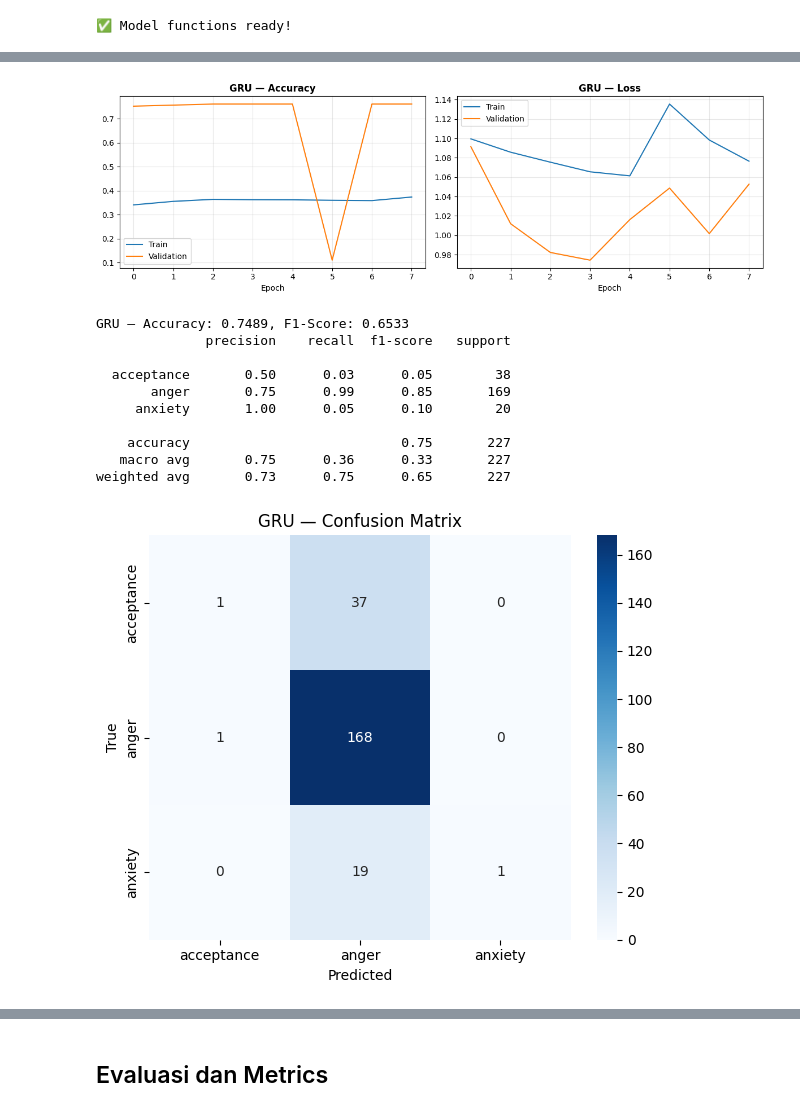
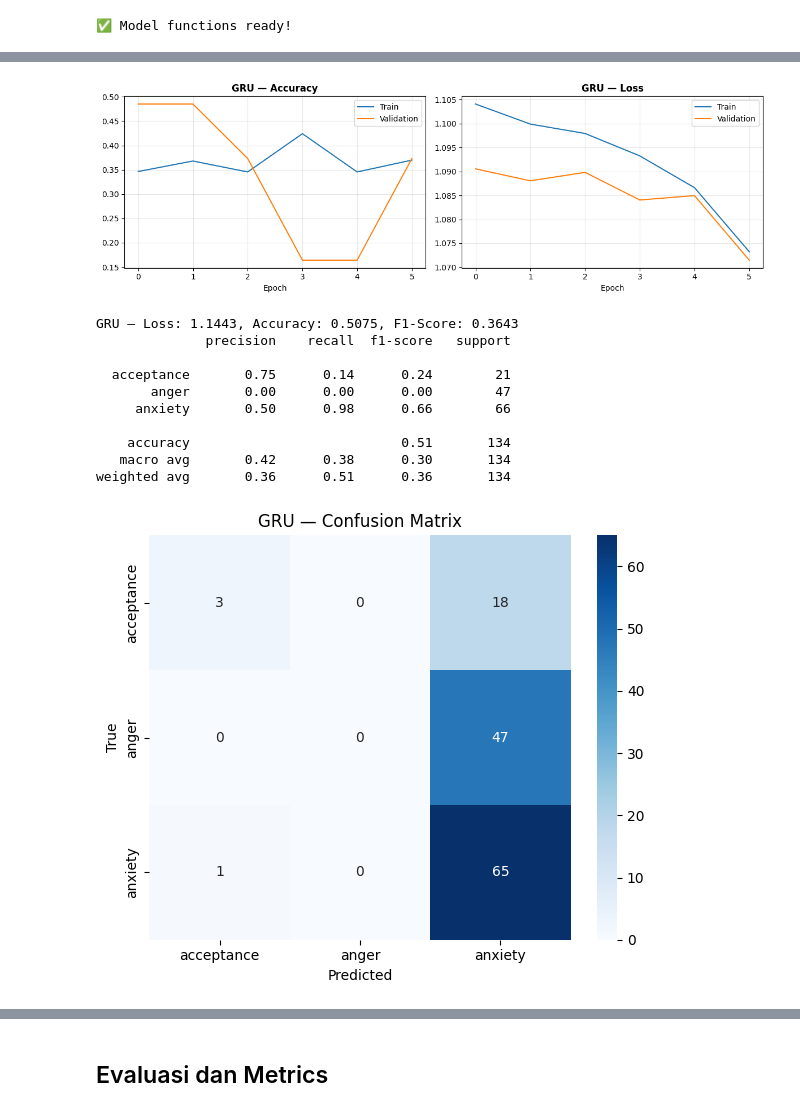
Before and after one commit to WeTeamBest/healmate_ai, a Jupyter notebook: AI/eksperimen/notebook.ipynb, the cells around one changed output, grey strips where cells are left out. Drawn from its saved outputs; the diff is of its cells as text; code cells hidden in the pictures.

```diff
--- a/AI/eksperimen/notebook.ipynb
+++ b/AI/eksperimen/notebook.ipynb
@@ -54,7 +51,7 @@ os.makedirs(LOGS_DIR, exist_ok=True)
 # %% [markdown]
 ## Load Dataset
 # %%
-df = pd.read_excel(r"D:\Kuliah\DICODING\Capstone\HealMate_AI\DS\Empathetic Counseling Dataset\empathetic_counseling_final.xlsx")
+df = pd.read_excel(r"D:\Kuliah\DICODING\Capstone\HealMate_AI\DS\Empathetic Counseling Dataset\Empathetic Counseling.xlsx")
 print(f'Shape : {df.shape}')
 df.head()
 # %% [output]
@@ -633,7 +704,7 @@ print("\n" + "="*50)
 print(" GRU ")
 print("="*50)
 
-gru_model, gru_history = train_model(gru_model, 'GRU', X_train_seq_smote, y_train_seq_smote, X_val_seq, y_val)
+gru_model, gru_history = train_model(gru_model, 'GRU', X_train_seq, y_train, X_val_seq, y_val)
 
 plot_history(gru_history, 'GRU')
 
@@ -664,12 +731,12 @@ Restoring model weights from the end of the best epoch: 3.
-[figure, old version]
+[figure, new version]
-GRU — Accuracy: 0.7489, F1-Score: 0.6533
+GRU — Loss: 1.1443, Accuracy: 0.5075, F1-Score: 0.3643
               precision    recall  f1-score   support
 
-  acceptance       0.50      0.03      0.05        38
-       anger       0.75      0.99      0.85       169
-     anxiety       1.00      0.05      0.10        20
+  acceptance       0.75      0.14      0.24        21
+       anger       0.00      0.00      0.00        47
+     anxiety       0.50      0.98      0.66        66
 
-    accuracy                           0.75       227
-   macro avg       0.75      0.36      0.33       227
-weighted avg       0.73      0.75      0.65       227
+    accuracy                           0.51       134
+   macro avg       0.42      0.38      0.30       134
+weighted avg       0.36      0.51      0.36       134
-[figure, old version]
+[figure, new version]
```
Also changed, not shown: parts of 23 cells of this notebook, 7 other files.
